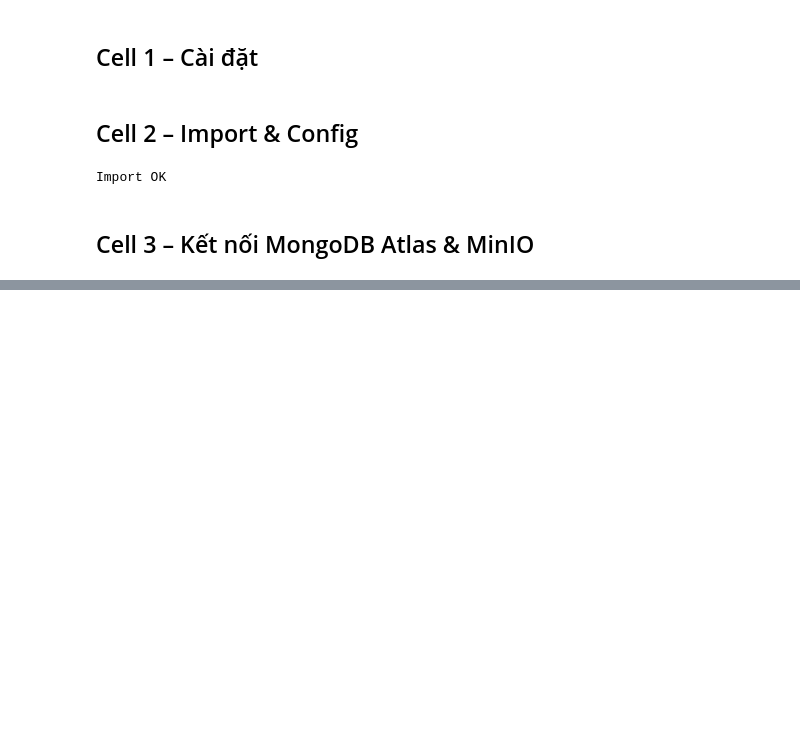
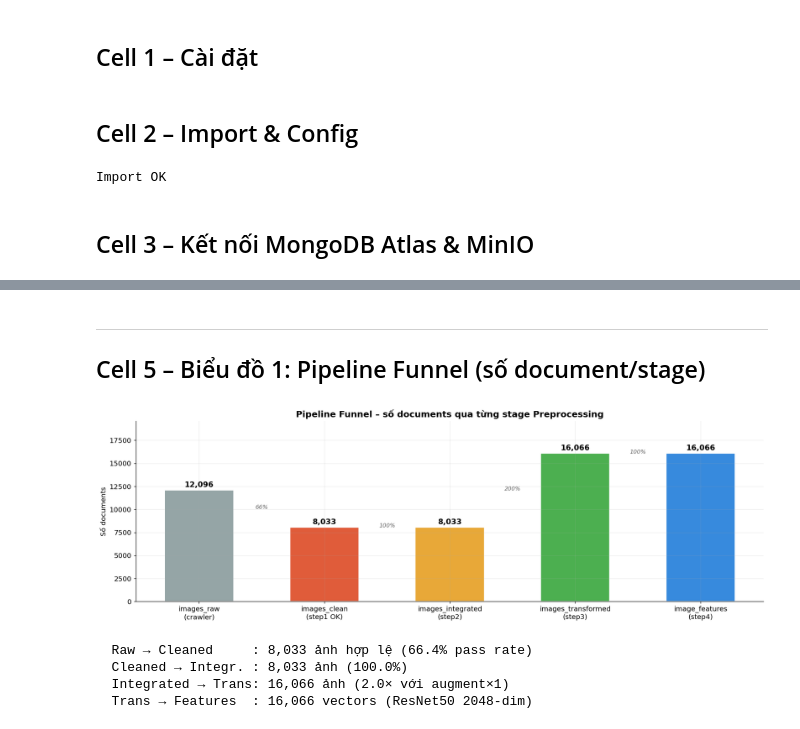
Before and after one commit to phatdat20905/landscape-image-clustering, a Jupyter notebook: notebooks/eda_preprocessing.ipynb, the cells around one changed output, grey strips where cells are left out. Cells and saved outputs as stored; diff of their text form; code cells hidden in the pictures; blank space fills up the shorter version.

```diff
--- a/notebooks/eda_preprocessing.ipynb
+++ b/notebooks/eda_preprocessing.ipynb
@@ -33,14 +30,21 @@ from minio import Minio
 import os, io
 from PIL import Image
 
-plt.rcParams.update({'figure.dpi':130,'axes.spines.top':False,
-    'axes.spines.right':False,'axes.grid':True,'grid.alpha':0.22,'font.size':11})
+plt.rcParams.update({
+    'figure.dpi': 130,
+    'axes.spines.top': False,
+    'axes.spines.right': False,
+    'axes.grid': True,
+    'grid.alpha': 0.22,
+    'font.size': 11,
+})
 
-KEYWORDS = ['mountain','forest','sea','desert','snow']
-KW_COLORS = {'mountain':'#5B8DB8','forest':'#4CAF50','sea':'#2EC4B6',
-             'desert':'#E8A838','snow':'#A0C4D8'}
+KEYWORDS      = ['mountain', 'forest', 'sea', 'desert', 'snow']
+SOURCES       = ['pexels', 'unsplash', 'google']
+KW_COLORS     = {'mountain':'#5B8DB8','forest':'#4CAF50','sea':'#2EC4B6',
+                 'desert':'#E8A838','snow':'#A0C4D8'}
 SOURCE_COLORS = {'pexels':'#E05C3A','unsplash':'#378ADD','google':'#34A853'}
-STEP_COLORS = ['#E05C3A','#E8A838','#4CAF50','#378ADD']
+STEP_COLORS   = ['#95A5A6','#E05C3A','#E8A838','#4CAF50','#378ADD']
 
 os.makedirs('reports/preprocessing', exist_ok=True)
 print('Import OK')
@@ -678,0 +154,43 @@ print(SEP)
+# %% [markdown]
+---
+## Cell 5 – Biểu đồ 1: Pipeline Funnel (số document/stage)
+# %%
+labels_stages = ['images_raw\n(crawler)', 'images_clean\n(step1 OK)',
+                 'images_integrated\n(step2)', 'images_transformed\n(step3)',
+                 'image_features\n(step4)']
+counts_stages = [n_raw, n_clean, n_integ, n_trans, n_feat]
+
+fig, ax = plt.subplots(figsize=(15, 5))
+bars = ax.bar(labels_stages, counts_stages,
+             color=STEP_COLORS, edgecolor='white', linewidth=1.2, width=0.55)
+ax.set_title('Pipeline Funnel – số documents qua từng stage Preprocessing',
+             fontsize=14, fontweight='bold')
+ax.set_ylabel('Số documents')
+ax.set_ylim(0, max(counts_stages)*1.22 if counts_stages[0] else 10)
+
+for bar, v in zip(bars, counts_stages):
+    ax.text(bar.get_x()+bar.get_width()/2,
+            v + max(counts_stages)*0.012,
+            f'{v:,}', ha='center', va='bottom', fontweight='bold', fontsize=12)
+
+for i in range(1, len(counts_stages)):
+    if counts_stages[i-1] > 0:
+        pct = counts_stages[i]/counts_stages[i-1]*100
+        ax.annotate(f'{pct:.0f}%',
+                   xy=(i-0.5, (counts_stages[i]+counts_stages[i-1])/2),
+                   ha='center', color='#666', fontsize=9, fontstyle='italic')
+
+plt.tight_layout()
+plt.savefig('reports/preprocessing/01_pipeline_funnel.png', dpi=150, bbox_inches='tight')
+plt.show()
+
+print(f'  Raw → Cleaned     : {n_clean:,} ảnh hợp lệ ({n_clean/n_raw*100:.1f}% pass rate)')
+print(f'  Cleaned → Integr. : {n_integ:,} ảnh ({n_integ/n_clean*100:.1f}%)')
+print(f'  Integrated → Trans: {n_trans:,} ảnh ({n_trans/n_integ:.1f}× với augment×1)')
+print(f'  Trans → Features  : {n_feat:,} vectors (ResNet50 2048-dim)')
+# %% [output]
+[figure, added]
+  Raw → Cleaned     : 8,033 ảnh hợp lệ (66.4% pass rate)
+  Cleaned → Integr. : 8,033 ảnh (100.0%)
+  Integrated → Trans: 16,066 ảnh (2.0× với augment×1)
+  Trans → Features  : 16,066 vectors (ResNet50 2048-dim)
```
Also changed, not shown: parts of 52 cells of this notebook, 4 other files.
